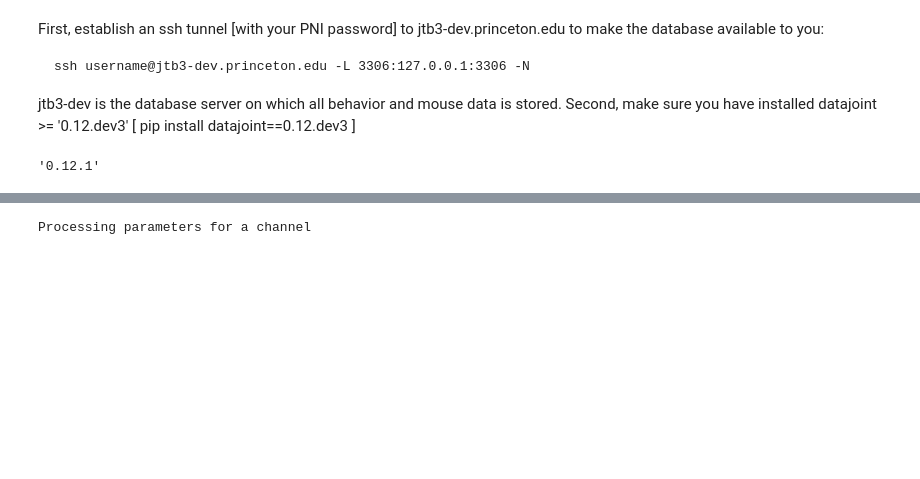
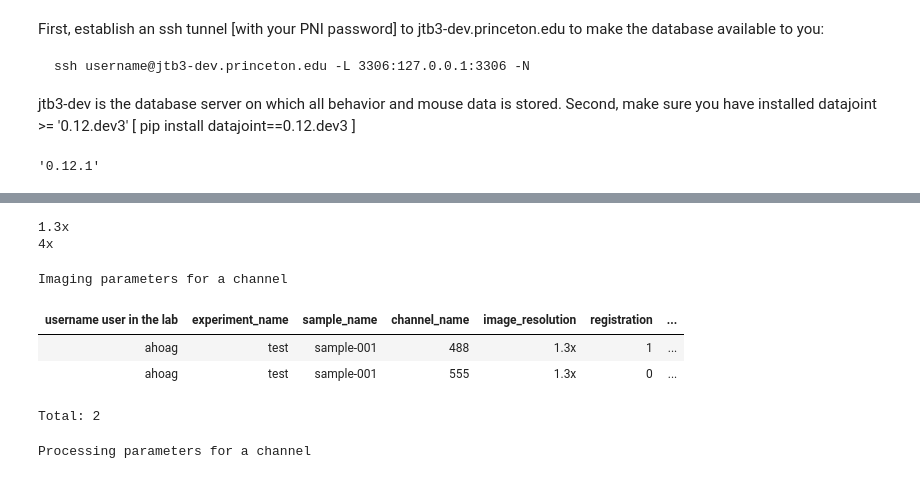
Before and after one commit to BrainCOGS/lightserv, a Jupyter notebook: notebooks/datajoint_sandbox.ipynb, the cells around one changed output, grey strips where cells are left out. Cells and saved outputs as stored; diff of their text form; code cells hidden in the pictures; blank space fills up the shorter version.

```diff
--- a/notebooks/datajoint_sandbox.ipynb
+++ b/notebooks/datajoint_sandbox.ipynb
@@ -39,3 +49,20 @@ Total: 2
+# %%
+for ii in range(len(rs)):
+    r = rs[ii]
+    print(r)
+# %% [output]
+1.3x
+4x
+# %%
+channel_contents =schema.Sample.ImagingChannel()
+# %%
+channel_contents & 'image_resolution="1.3x"'
+# %% [output]
+Imaging parameters for a channel
+| username user in the lab | experiment_name | sample_name | channel_name | image_resolution | registration | ... |
+| ahoag | test | sample-001 | 488 | 1.3x | 1 | ... |
+| ahoag | test | sample-001 | 555 | 1.3x | 0 | ... |
+Total: 2
 # %%
 schema.Sample.ProcessingChannel()
 # %% [output]
```
Also changed, not shown: parts of 3 cells of this notebook, 9 other files.
